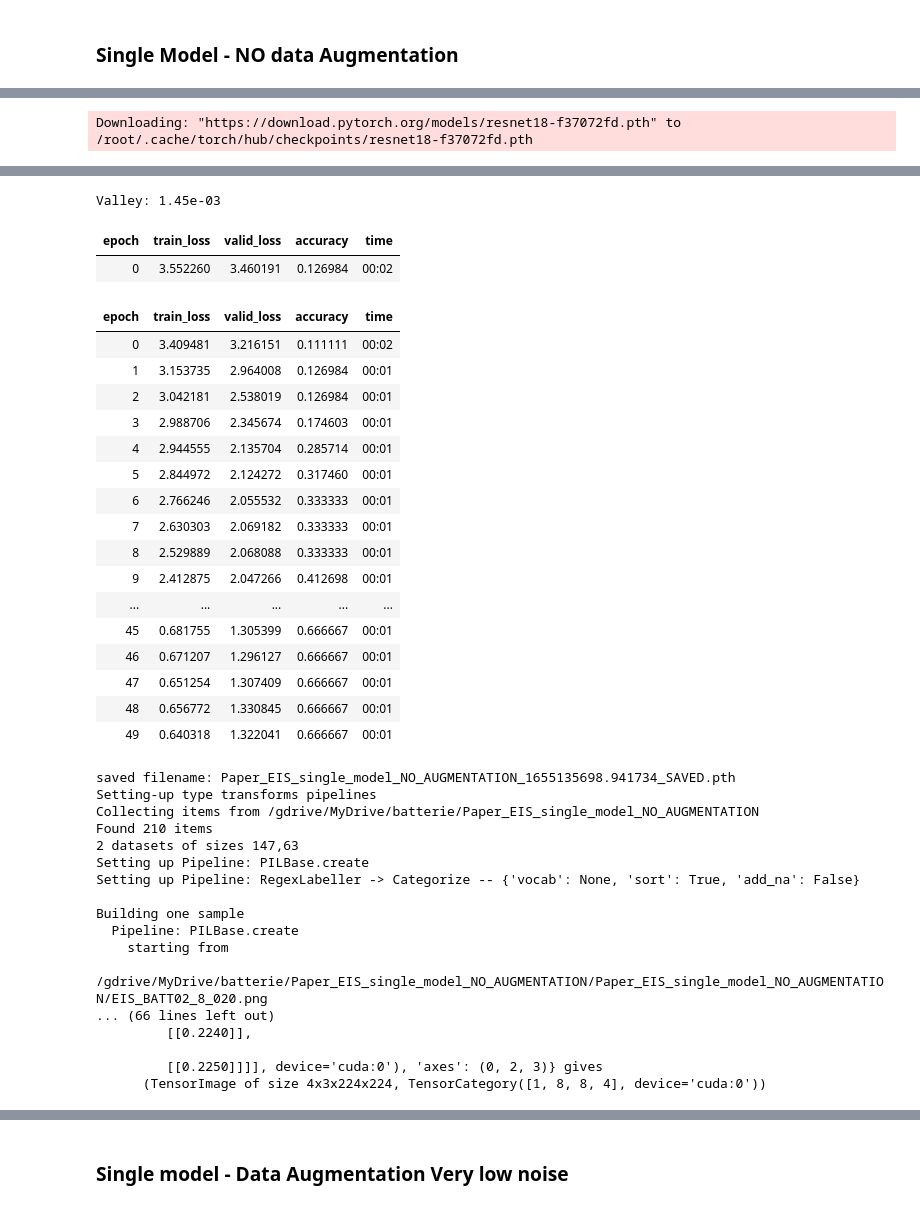
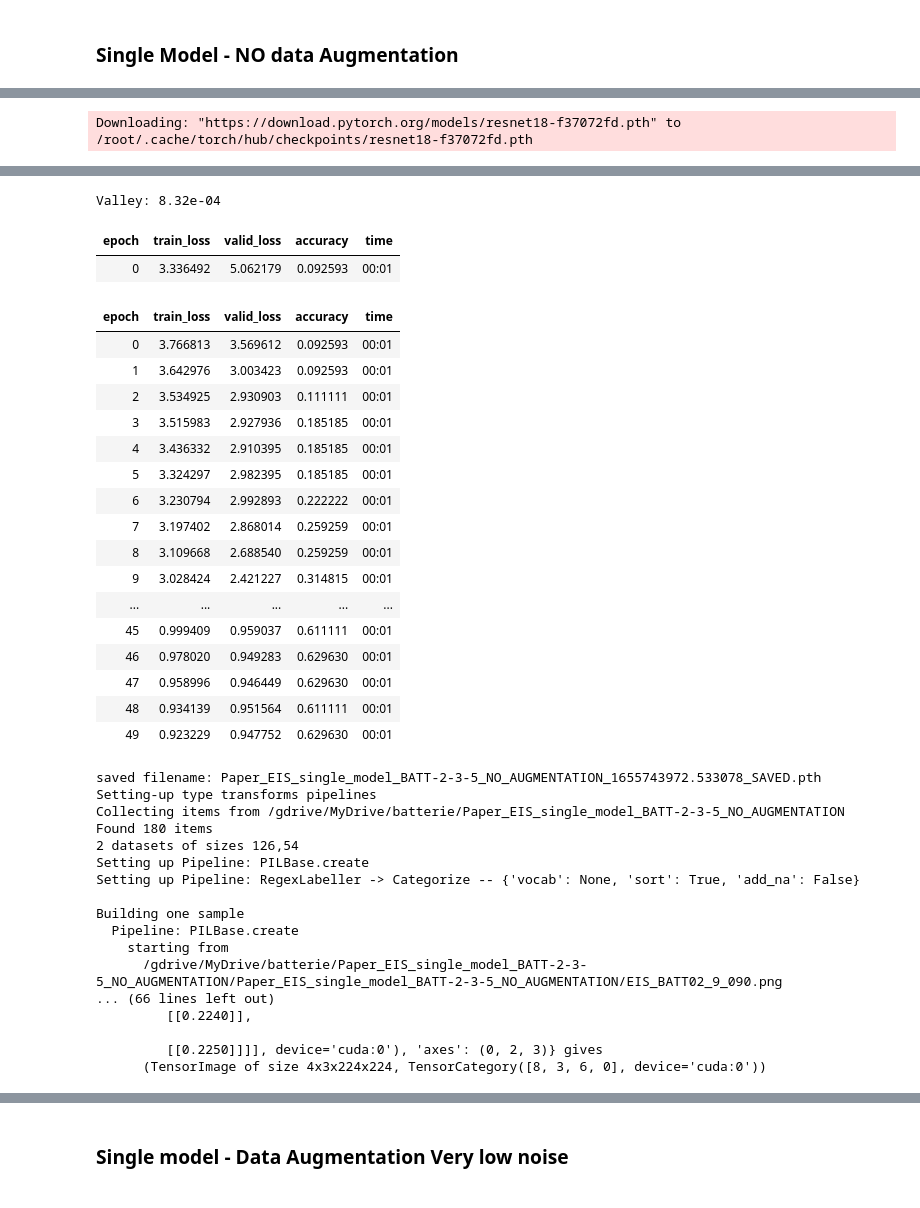
Before and after one commit to electrical-and-electronic-measurement/ml-4-measurement, a Jupyter notebook: notebooks/Paper_EIS_train_score_single.ipynb, the cells around one changed output, grey strips where cells are left out. Drawn from its saved outputs; the diff is of its cells as text; code cells hidden in the pictures.

```diff
--- a/notebooks/Paper_EIS_train_score_single.ipynb
+++ b/notebooks/Paper_EIS_train_score_single.ipynb
@@ -136,7 +136,7 @@ Mounted at /gdrive
 
 # Data acquition file to load from dateset folder
 # battery_list=["02_1","02_2","02_3","02_4","02_5","02_6","02_7","02_8","02_9"]
-battery_list=["02_4","02_5","02_6","02_7","02_8","02_9","03_4","03_5","03_6","03_7","03_8","03_9","05_3","05_4","05_5","05_6","05_7","05_8"]
+battery_list=["02_4","02_5","02_6","02_7","02_8","02_9","03_4","03_5","03_6","03_7","03_8","03_9","05_3","05_4","05_5","05_6","05_7"] # "05_8" usata per test
 # %% [markdown]
 # Model Training
 # %% [markdown]
@@ -159,7 +159,7 @@ n_epochs=50
 # This prefix will be used in name of files and foldersto store the model and the results of the experiment
 # Note1: if you want to run multiple experiments you need to change the name prefix
 # Note2: if you want to run in a Colab virtual machine generated images and model will be stored in your Google Drive
-experiment_name_prefix="Paper_EIS_single_model_NO_AUGMENTATION"
+experiment_name_prefix="Paper_EIS_single_model_BATT-2-3-5_NO_AUGMENTATION"
 
 #TODO: nel dataset di validazione alcune classi non sono rappresentate. Usare stratified splitter
 config['Splitter'] = RandomSplitter(valid_pct=0.3, seed=41)
@@ -209,42 +209,42 @@ soc: 090
 Downloading: "https://download.pytorch.org/models/resnet18-f37072fd.pth" to /root/.cache/torch/hub/checkpoints/resnet18-f37072fd.pth
 [interactive output not drawn]
-Valley: 1.45e-03
+Valley: 8.32e-04
 | epoch | train_loss | valid_loss | accuracy | time |
-| 0 | 3.552260 | 3.460191 | 0.126984 | 00:02 |
+| 0 | 3.336492 | 5.062179 | 0.092593 | 00:01 |
 | epoch | train_loss | valid_loss | accuracy | time |
-| 0 | 3.409481 | 3.216151 | 0.111111 | 00:02 |
-| 1 | 3.153735 | 2.964008 | 0.126984 | 00:01 |
-| 2 | 3.042181 | 2.538019 | 0.126984 | 00:01 |
-| 3 | 2.988706 | 2.345674 | 0.174603 | 00:01 |
-| 4 | 2.944555 | 2.135704 | 0.285714 | 00:01 |
-| 5 | 2.844972 | 2.124272 | 0.317460 | 00:01 |
-| 6 | 2.766246 | 2.055532 | 0.333333 | 00:01 |
-| 7 | 2.630303 | 2.069182 | 0.333333 | 00:01 |
-| 8 | 2.529889 | 2.068088 | 0.333333 | 00:01 |
-| 9 | 2.412875 | 2.047266 | 0.412698 | 00:01 |
+| 0 | 3.766813 | 3.569612 | 0.092593 | 00:01 |
+| 1 | 3.642976 | 3.003423 | 0.092593 | 00:01 |
+| 2 | 3.534925 | 2.930903 | 0.111111 | 00:01 |
+| 3 | 3.515983 | 2.927936 | 0.185185 | 00:01 |
+| 4 | 3.436332 | 2.910395 | 0.185185 | 00:01 |
+| 5 | 3.324297 | 2.982395 | 0.185185 | 00:01 |
+| 6 | 3.230794 | 2.992893 | 0.222222 | 00:01 |
+| 7 | 3.197402 | 2.868014 | 0.259259 | 00:01 |
+| 8 | 3.109668 | 2.688540 | 0.259259 | 00:01 |
+| 9 | 3.028424 | 2.421227 | 0.314815 | 00:01 |
 | ... | ... | ... | ... | ... |
-| 45 | 0.681755 | 1.305399 | 0.666667 | 00:01 |
-| 46 | 0.671207 | 1.296127 | 0.666667 | 00:01 |
-| 47 | 0.651254 | 1.307409 | 0.666667 | 00:01 |
-| 48 | 0.656772 | 1.330845 | 0.666667 | 00:01 |
-| 49 | 0.640318 | 1.322041 | 0.666667 | 00:01 |
+| 45 | 0.999409 | 0.959037 | 0.611111 | 00:01 |
+| 46 | 0.978020 | 0.949283 | 0.629630 | 00:01 |
+| 47 | 0.958996 | 0.946449 | 0.629630 | 00:01 |
+| 48 | 0.934139 | 0.951564 | 0.611111 | 00:01 |
+| 49 | 0.923229 | 0.947752 | 0.629630 | 00:01 |
-saved filename: Paper_EIS_single_model_NO_AUGMENTATION_1655135698.941734_SAVED.pth
+saved filename: Paper_EIS_single_model_BATT-2-3-5_NO_AUGMENTATION_1655743972.533078_SAVED.pth
 Setting-up type transforms pipelines
-Collecting items from /gdrive/MyDrive/batterie/Paper_EIS_single_model_NO_AUGMENTATION
-Found 210 items
-2 datasets of sizes 147,63
+Collecting items from /gdrive/MyDrive/batterie/Paper_EIS_single_model_BATT-2-3-5_NO_AUGMENTATION
+Found 180 items
+2 datasets of sizes 126,54
 Setting up Pipeline: PILBase.create
 Setting up Pipeline: RegexLabeller -> Categorize -- {'vocab': None, 'sort': True, 'add_na': False}
 
 Building one sample
   Pipeline: PILBase.create
     starting from
-      /gdrive/MyDrive/batterie/Paper_EIS_single_model_NO_AUGMENTATION/Paper_EIS_single_model_NO_AUGMENTATION/EIS_BATT02_8_020.png
+      /gdrive/MyDrive/batterie/Paper_EIS_single_model_BATT-2-3-5_NO_AUGMENTATION/Paper_EIS_single_model_BATT-2-3-5_NO_AUGMENTATION/EIS_BATT02_9_090.png
 ... (66 lines left out)
          [[0.2240]],
 
          [[0.2250]]]], device='cuda:0'), 'axes': (0, 2, 3)} gives
-      (TensorImage of size 4x3x224x224, TensorCategory([1, 8, 8, 4], device='cuda:0'))
+      (TensorImage of size 4x3x224x224, TensorCategory([8, 3, 6, 0], device='cuda:0'))
 # %%
 score_model(weights_filename,dl)
 # %% [output]
```
Also changed, not shown: parts of 11 cells of this notebook, 1 other file.
